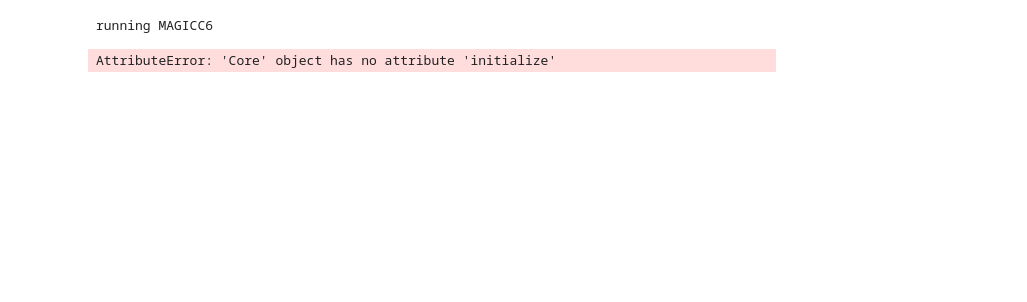
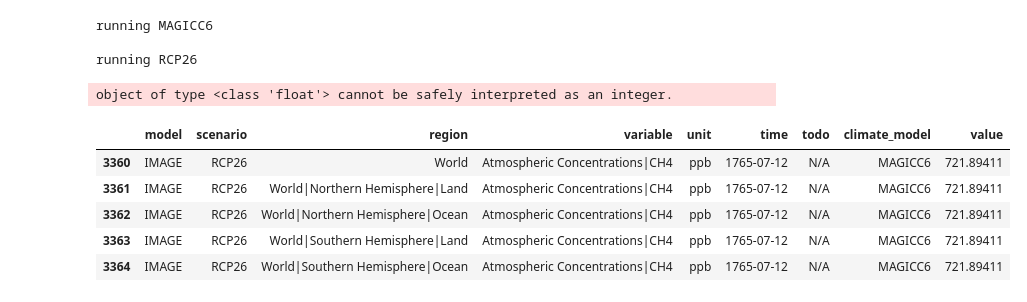
Before and after one commit to znicholls/openscm, a Jupyter notebook: notebooks/running-magicc.ipynb, the cells around one changed output. Drawn from its saved outputs; the diff is of its cells as text; code cells hidden in the pictures; blank space fills up the shorter version.

```diff
--- a/notebooks/running-magicc.ipynb
+++ b/notebooks/running-magicc.ipynb
@@ -186,5 +152,14 @@ def run(drivers, model_configurations):
-# %%
-run(rcp26, {"MAGICC6": None})
-# %% [output]
-running MAGICC6
-AttributeError: 'Core' object has no attribute 'initialize'
+# %%
+res = run(rcp26, {"MAGICC6": [{"core_climatesensitivity": 3.5}]})
+res.head()
+# %% [output]
+running MAGICC6
+
+running RCP26
+object of type <class 'float'> cannot be safely interpreted as an integer.
+|  | model | scenario | region | variable | unit | time | todo | climate_model | value |
+| 3360 | IMAGE | RCP26 | World | Atmospheric Concentrations|CH4 | ppb | 1765-07-12 | N/A | MAGICC6 | 721.89411 |
+| 3361 | IMAGE | RCP26 | World|Northern Hemisphere|Land | Atmospheric Concentrations|CH4 | ppb | 1765-07-12 | N/A | MAGICC6 | 721.89411 |
+| 3362 | IMAGE | RCP26 | World|Northern Hemisphere|Ocean | Atmospheric Concentrations|CH4 | ppb | 1765-07-12 | N/A | MAGICC6 | 721.89411 |
+| 3363 | IMAGE | RCP26 | World|Southern Hemisphere|Land | Atmospheric Concentrations|CH4 | ppb | 1765-07-12 | N/A | MAGICC6 | 721.89411 |
+| 3364 | IMAGE | RCP26 | World|Southern Hemisphere|Ocean | Atmospheric Concentrations|CH4 | ppb | 1765-07-12 | N/A | MAGICC6 | 721.89411 |
```
Also changed, not shown: parts of 13 cells of this notebook, 4 other files.
